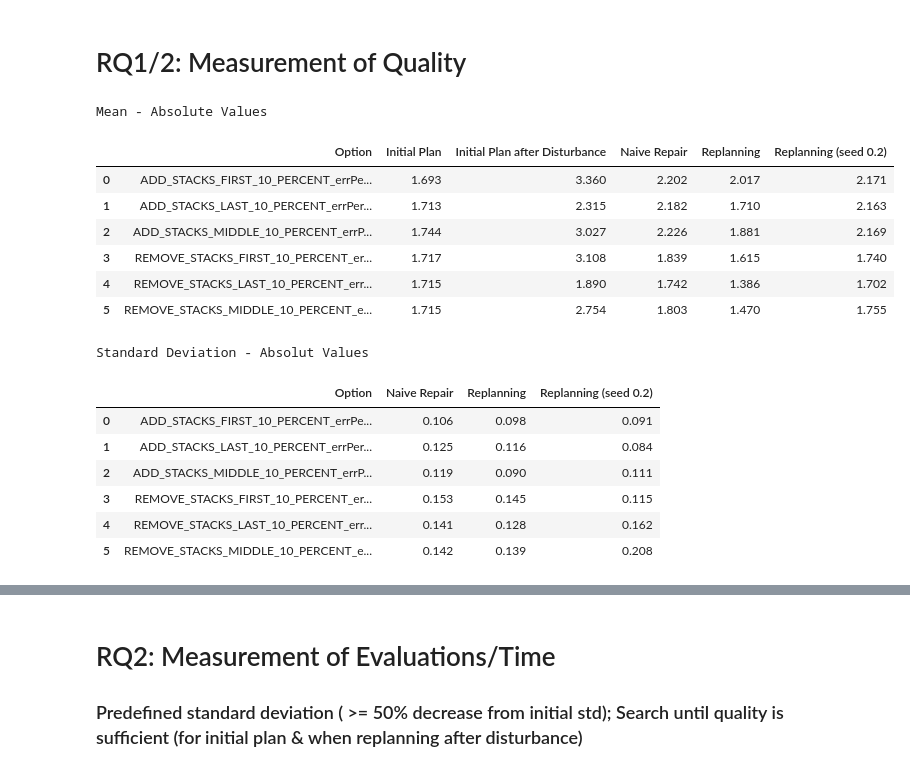
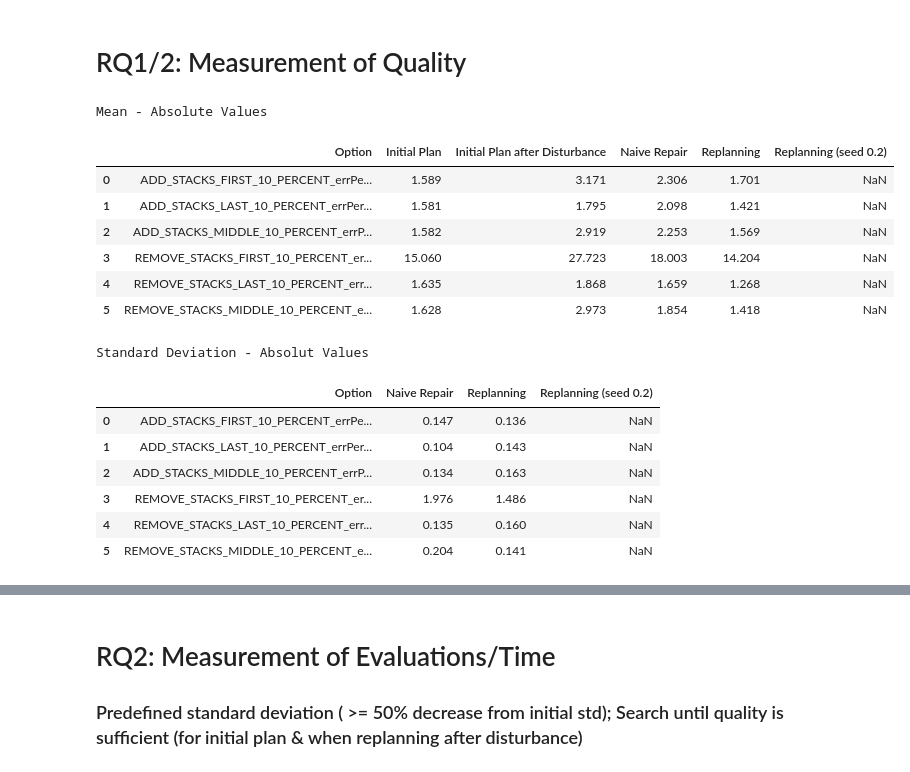
Before and after one commit to martineisenberg/momot-reactive, a Jupyter notebook: evaluation/data_processing.ipynb, the cells around one changed output, grey strips where cells are left out. Saved outputs shown, nothing was run; the diff lists cells and outputs as text; code cells hidden in the pictures.

```diff
--- a/evaluation/data_processing.ipynb
+++ b/evaluation/data_processing.ipynb
@@ -14,60 +14,58 @@ warnings.filterwarnings('ignore')
 # %% [markdown]
 # RQ1/2: Measurement of Quality
 # %%
-files = os.listdir(os.path.join('.', 'quality/max10itemsperstack'))
+files = os.listdir(os.path.join('.', 'quality/max100itemsperstack'))
 mean = pd.DataFrame(columns = ["Option", "Initial Plan", "Initial Plan after Disturbance", "Naive Repair", "Replanning", "Replanning (seed 0.2)"])
 std = pd.DataFrame(columns = ["Option", "Naive Repair", "Replanning", "Replanning (seed 0.2)"])
 for f in files:
     if f.endswith("csv"):
-        df = pd.read_csv(os.path.join('.', 'quality/max10itemsperstack', f))
+        df = pd.read_csv(os.path.join('.', 'quality/max100itemsperstack', f))
         mean_row = {}
         std_row = {}
         for name, group in df.groupby(by='variant'):
-            if(name == "NSGAII_NaivePlanningStrategy_2"):
+            if(name == "NSGAII_PlanningStrategy-ReplanningStrategy_naive_0"):
                 mean_row["Naive Repair"] = round(group['final_objective_value'].mean(), 3)
                 mean_row["Initial Plan"] = round(group['initial_planning_objective'].mean(), 3)
                 mean_row["Initial Plan after Disturbance"] = round(group['initial_post_disturbance_std'].mean(), 3)
                 std_row["Naive Repair"] = round(group['final_objective_value'].std(), 3)
-            elif(name == "NSGAII_EvaluationReplanningStrategy-10000_1" or name == "NSGAII_EvaluationReplanningStrategy-10000_0"):
+            elif(name == "NSGAII_PlanningStrategy-ReplanningStrategy_1" or name == "NSGAII_EvaluationReplanningStrategy-10000_0"):
                 mean_row["Replanning"] = round(group['final_objective_value'].mean(), 3)
                 std_row["Replanning"] = round(group['final_objective_value'].std(), 3)
-            elif(name == "NSGAII_EvaluationReplanningStrategy-10000reusePortion=0.2_withReinit_0" or name == "NSGAII_EvaluationReplanningStrategy-10000reusePortion=0.2_withSeed_1"):
-                mean_row["Replanning (seed 0.2)"] = round(group['final_objective_value'].mean(), 3)
-                std_row["Replanning (seed 0.2)"] = round(group['final_objective_value'].std(), 3)
+
 
         mean_row["Option"] = f.split("@")[1].split(".")[0]
         mean = mean.append(mean_row, ignore_index = True)
         std_row["Option"] = f.split("@")[1].split(".")[0]
         std = std.append(std_row, ignore_index = True)
             # todo: median
             # todo: variance
 print("Mean - Absolute Values")
 display(mean)
 
 print("Standard Deviation - Absolut Values")
 display(std)
 #print(std)
 # todo: create table for each rq
 # todo: create plot for each rq
 
 # todo: in den CSVs: naive Planning -> naive Repair
 # %% [output]
 Mean - Absolute Values
 |  | Option | Initial Plan | Initial Plan after Disturbance | Naive Repair | Replanning | Replanning (seed 0.2) |
-| 0 | ADD_STACKS_FIRST_10_PERCENT_errPe... | 1.693 | 3.360 | 2.202 | 2.017 | 2.171 |
-| 1 | ADD_STACKS_LAST_10_PERCENT_errPer... | 1.713 | 2.315 | 2.182 | 1.710 | 2.163 |
-| 2 | ADD_STACKS_MIDDLE_10_PERCENT_errP... | 1.744 | 3.027 | 2.226 | 1.881 | 2.169 |
-| 3 | REMOVE_STACKS_FIRST_10_PERCENT_er... | 1.717 | 3.108 | 1.839 | 1.615 | 1.740 |
-| 4 | REMOVE_STACKS_LAST_10_PERCENT_err... | 1.715 | 1.890 | 1.742 | 1.386 | 1.702 |
-| 5 | REMOVE_STACKS_MIDDLE_10_PERCENT_e... | 1.715 | 2.754 | 1.803 | 1.470 | 1.755 |
+| 0 | ADD_STACKS_FIRST_10_PERCENT_errPe... | 1.589 | 3.171 | 2.306 | 1.701 | NaN |
+| 1 | ADD_STACKS_LAST_10_PERCENT_errPer... | 1.581 | 1.795 | 2.098 | 1.421 | NaN |
+| 2 | ADD_STACKS_MIDDLE_10_PERCENT_errP... | 1.582 | 2.919 | 2.253 | 1.569 | NaN |
+| 3 | REMOVE_STACKS_FIRST_10_PERCENT_er... | 15.060 | 27.723 | 18.003 | 14.204 | NaN |
+| 4 | REMOVE_STACKS_LAST_10_PERCENT_err... | 1.635 | 1.868 | 1.659 | 1.268 | NaN |
+| 5 | REMOVE_STACKS_MIDDLE_10_PERCENT_e... | 1.628 | 2.973 | 1.854 | 1.418 | NaN |
 Standard Deviation - Absolut Values
 |  | Option | Naive Repair | Replanning | Replanning (seed 0.2) |
-| 0 | ADD_STACKS_FIRST_10_PERCENT_errPe... | 0.106 | 0.098 | 0.091 |
-| 1 | ADD_STACKS_LAST_10_PERCENT_errPer... | 0.125 | 0.116 | 0.084 |
-| 2 | ADD_STACKS_MIDDLE_10_PERCENT_errP... | 0.119 | 0.090 | 0.111 |
-| 3 | REMOVE_STACKS_FIRST_10_PERCENT_er... | 0.153 | 0.145 | 0.115 |
-| 4 | REMOVE_STACKS_LAST_10_PERCENT_err... | 0.141 | 0.128 | 0.162 |
-| 5 | REMOVE_STACKS_MIDDLE_10_PERCENT_e... | 0.142 | 0.139 | 0.208 |
+| 0 | ADD_STACKS_FIRST_10_PERCENT_errPe... | 0.147 | 0.136 | NaN |
+| 1 | ADD_STACKS_LAST_10_PERCENT_errPer... | 0.104 | 0.143 | NaN |
+| 2 | ADD_STACKS_MIDDLE_10_PERCENT_errP... | 0.134 | 0.163 | NaN |
+| 3 | REMOVE_STACKS_FIRST_10_PERCENT_er... | 1.976 | 1.486 | NaN |
+| 4 | REMOVE_STACKS_LAST_10_PERCENT_err... | 0.135 | 0.160 | NaN |
+| 5 | REMOVE_STACKS_MIDDLE_10_PERCENT_e... | 0.204 | 0.141 | NaN |
 # %%
 mean_relative = pd.DataFrame(columns = ["Option", "Diff Initial after Disturbance", "Diff Naive Repair to Initial",
                                        "Diff Replanning to Naive Repair", "Diff seed 0.2 to no seed"])
```
Also changed, not shown: 31 other files.
